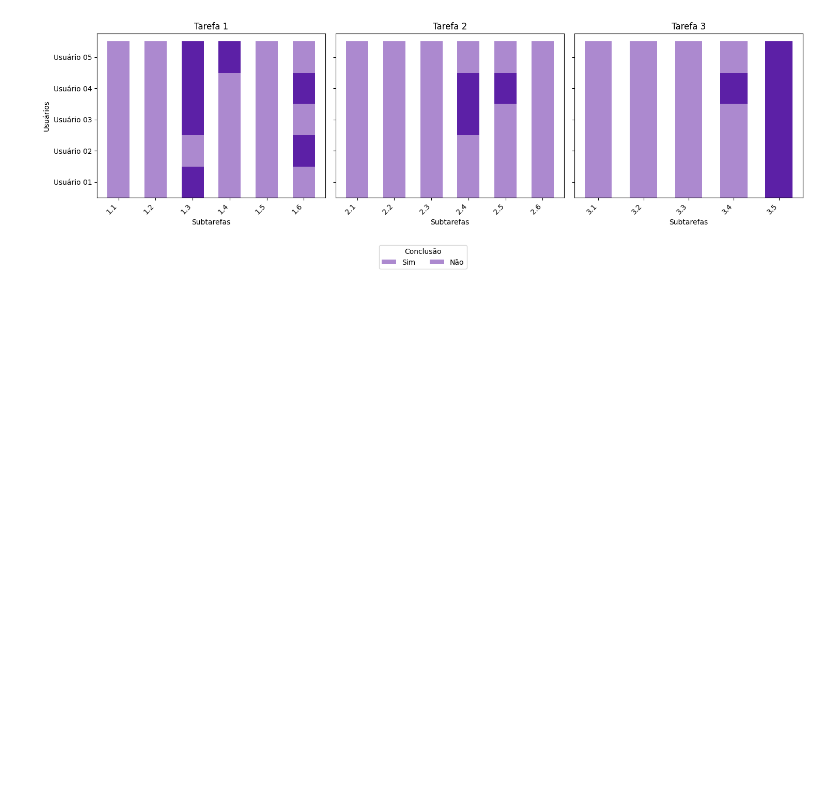
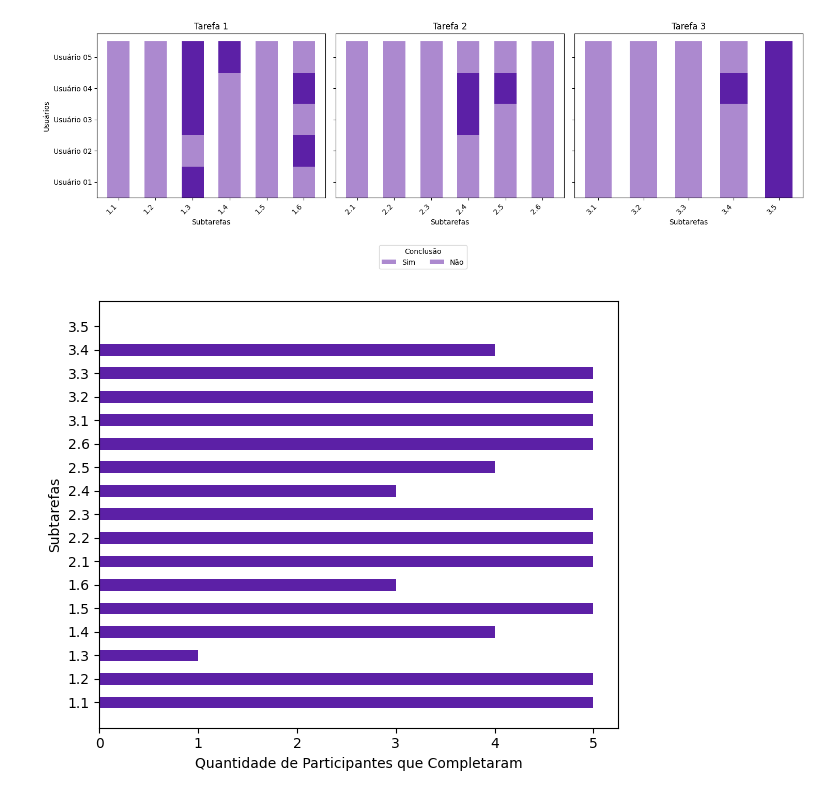
Before and after one commit to AzuraLV/Colabs, a Jupyter notebook: dashboard/graphs_sbsi.ipynb, the cells around one changed output. Cells and saved outputs as stored; diff of their text form; code cells hidden in the pictures; blank space fills up the shorter version.

```diff
--- a/dashboard/graphs_sbsi.ipynb
+++ b/dashboard/graphs_sbsi.ipynb
@@ -373,3 +402,49 @@ plt.savefig("img/conclusion-tarefas-score.png", format="png", bbox_inches='tight
 plt.show()
 # %% [output]
 [figure]
+# %%
+import pandas as pd
+import matplotlib.pyplot as plt
+import numpy as np
+
+data = {
+    'Usuário': ['Usuário 01', 'Usuário 02', 'Usuário 03', 'Usuário 04', 'Usuário 05'],
+    '1.1': ['Sim', 'Sim', 'Sim', 'Sim', 'Sim'],
+    '1.2': ['Sim', 'Sim', 'Sim', 'Sim', 'Sim'],
+    '1.3': ['Não', 'Sim', 'Não', 'Não', 'Não'],
+    '1.4': ['Sim', 'Sim', 'Sim', 'Sim', 'Não'],
+    '1.5': ['Sim', 'Sim', 'Sim', 'Sim', 'Sim'],
+    '1.6': ['Sim', 'Não', 'Sim', 'Não', 'Sim'],
+    '2.1': ['Sim', 'Sim', 'Sim', 'Sim', 'Sim'],
+    '2.2': ['Sim', 'Sim', 'Sim', 'Sim', 'Sim'],
+    '2.3': ['Sim', 'Sim', 'Sim', 'Sim', 'Sim'],
+    '2.4': ['Sim', 'Sim', 'Não', 'Não', 'Sim'],
+    '2.5': ['Sim', 'Sim', 'Sim', 'Não', 'Sim'],
+    '2.6': ['Sim', 'Sim', 'Sim', 'Sim', 'Sim'],
+    '3.1': ['Sim', 'Sim', 'Sim', 'Sim', 'Sim'],
+    '3.2': ['Sim', 'Sim', 'Sim', 'Sim', 'Sim'],
+    '3.3': ['Sim', 'Sim', 'Sim', 'Sim', 'Sim'],
+    '3.4': ['Sim', 'Sim', 'Sim', 'Não', 'Sim'],
+    '3.5': ['Não', 'Não', 'Não', 'Não', 'Não']
+}
+
+df = pd.DataFrame(data)
+df.replace({'Sim': 1, 'Não': 0}, inplace=True)
+
+completion_counts = df.iloc[:, 1:].sum()
+fig, ax = plt.subplots(figsize=(6, 5))
+
+ax.barh(completion_counts.index, completion_counts.values, color='#5c20a6', height=0.5)
+
+ax.set_xlabel('Quantidade de Participantes que Completaram')
+ax.set_ylabel('Subtarefas')
+#ax.set_title('Quantidade de Usuários que Completaram Cada Subtarefa')
+ax.set_yticks(range(len(completion_counts)))
+ax.set_yticklabels(completion_counts.index, rotation=0)
+
+plt.tight_layout()
+plt.savefig("img/completion-count-subtasks.png", format="png", bbox_inches='tight')
+
+plt.show()
+# %% [output]
+[figure, added]
```
Also changed, not shown: parts of 3 cells of this notebook, 2 other files.
